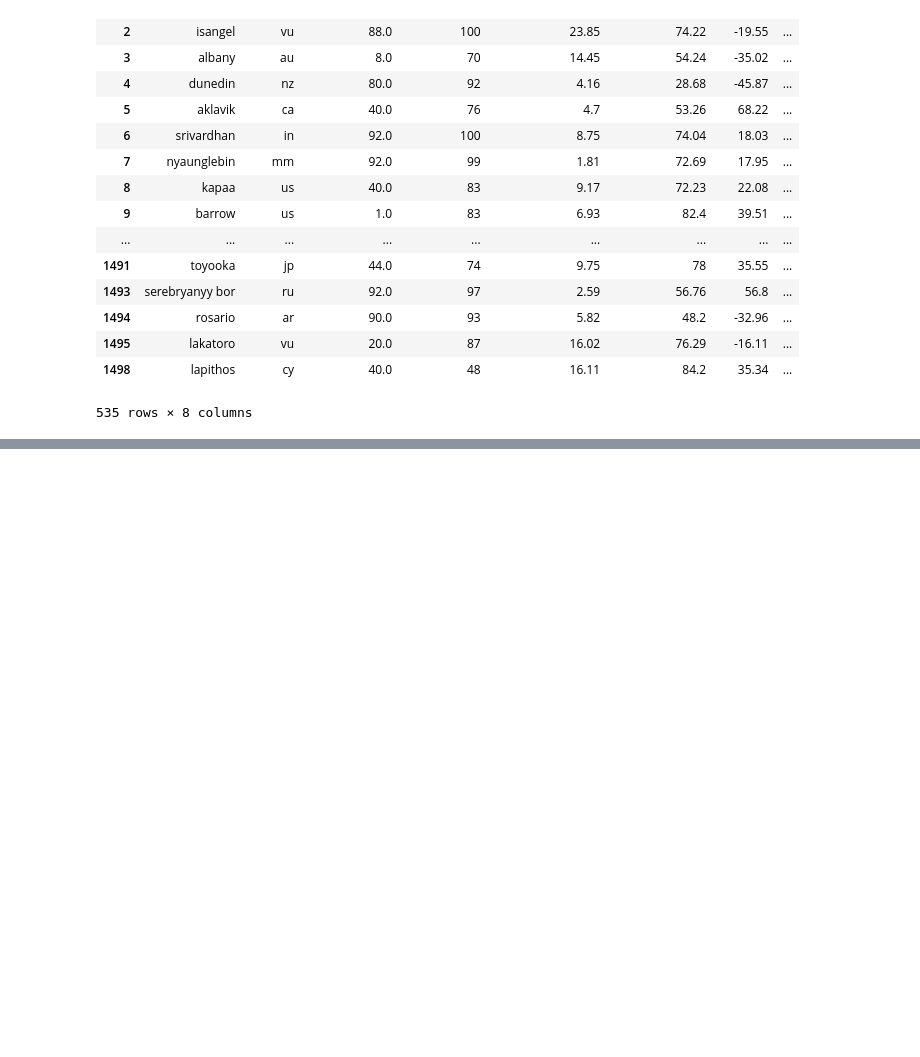
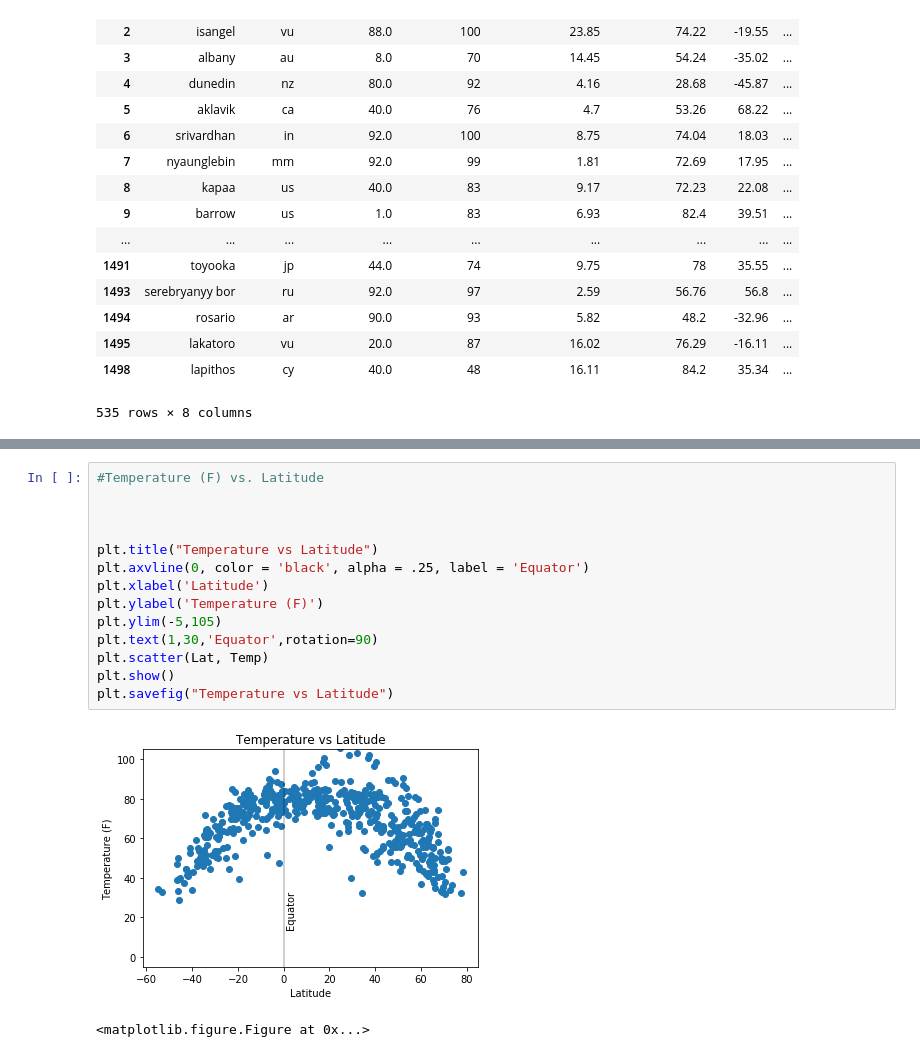
Before and after one commit to nunezraf/Weather-Analysis, a Jupyter notebook: Weather_Analysis.ipynb, the cells around one changed output, grey strips where cells are left out. Saved outputs shown, nothing was run; the diff lists cells and outputs as text; blank space fills up the shorter version.

```diff
--- a/Weather_Analysis.ipynb
+++ b/Weather_Analysis.ipynb
@@ -212 +204,18 @@ Name: Temperature (F), Length: 535, dtype: object
+# %%
+#Temperature (F) vs. Latitude
+
+
+
+plt.title("Temperature vs Latitude")
+plt.axvline(0, color = 'black', alpha = .25, label = 'Equator')
+plt.xlabel('Latitude')
+plt.ylabel('Temperature (F)')
+plt.ylim(-5,105)
+plt.text(1,30,'Equator',rotation=90)
+plt.scatter(Lat, Temp)
+plt.show()
+plt.savefig("Temperature vs Latitude")
+# %% [output]
+[figure, added]
+<matplotlib.figure.Figure at 0x...>
 # %%
```
Also changed, not shown: parts of 9 cells of this notebook, 7 other files.
